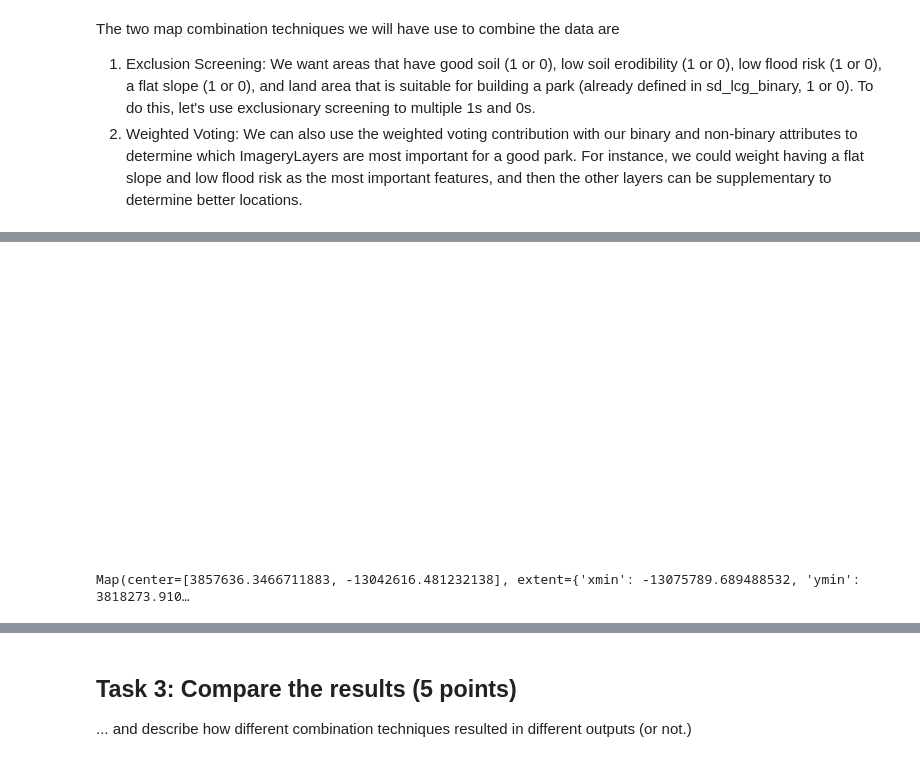
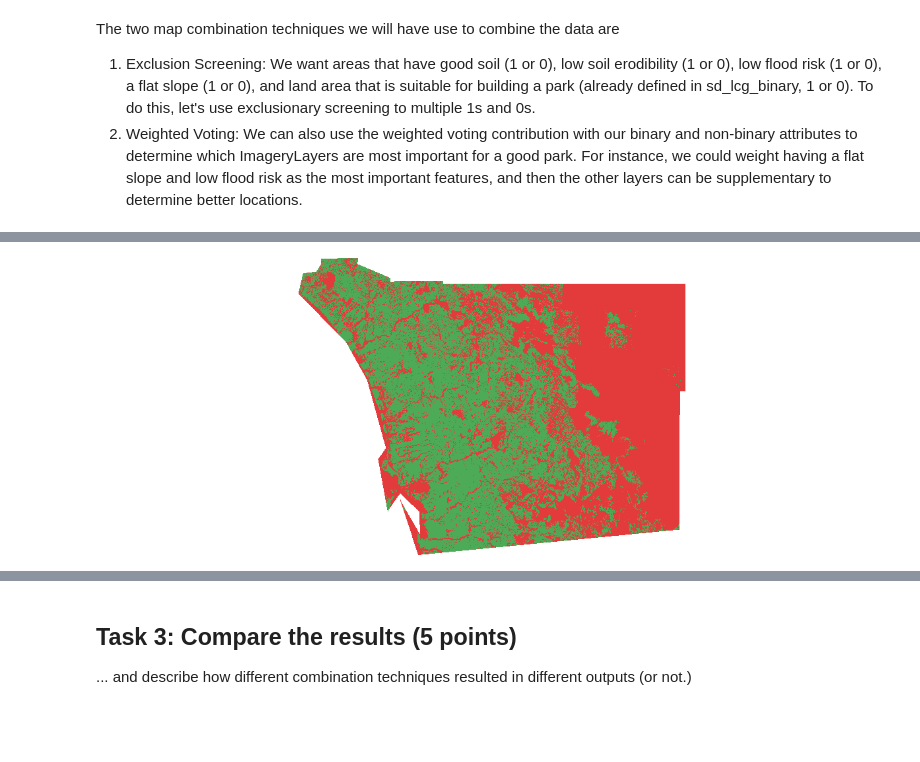
Before and after one commit to kev374k/dsc170_mp4, a Jupyter notebook: MP4.ipynb, the cells around one changed output, grey strips where cells are left out. Drawn from its saved outputs; the diff is of its cells as text; code cells hidden in the pictures; blank space fills up the shorter version.

```diff
--- a/MP4.ipynb
+++ b/MP4.ipynb
@@ -336,14 +334,14 @@ from arcgis.raster.functions import extract_band
 # %%
 # Generate a composite raster layer for your first map combination technique
 # land cover gap (1 is usable land, 0 is non-usable land)
-lcg_band = extract_band(sd_lcg_binary, [0])
+lcg_band = extract_band(sd_lcg_norm, [0])
 # slope (1 is flat land, 0 is steep land)
 slope_binary_band = extract_band(slope_binary, [0])
-# errosion (1 is non-erroded land)
-er_binary_band = extract_band(er_binary, [0])
+# errosion (1 is non-erroded land)b_c
+er_binary_band = er_binary_filled
 # flood hazards (1 is low risk land, 0 is risky land)
 fh_band = extract_band(sd_fh_normalized, [0])
 # soil erodibility (1 is land w/low erodibility, 0 has higher chance of errosion)
-soil_b_band = extract_band(soil_binary, [0])
+soil_b_band = soil_binary_filled
 # %%
 result1 = raster_calculator(
@@ -394,10 +354,30 @@ result1.raster_info
-# %%
-result1
-# %% [output]
-[figure, removed]
-# %%
-map7 = gis.map("San Diego, CA")
-map7.content.add(result1)
-map7
-# %% [output]
-Map(center=[3857636.3466711883, -13042616.481232138], extent={'xmin': -13075789.689488532, 'ymin': 3818273.910…
+# %%
+
+res_out1 = arithmetic(
+    soil_binary_filled,
+    lcg_band,
+    extent_type="IntersectionOf",
+    operation_type=3,
+)
+res_out2 = arithmetic(
+    res_out1,
+    slope_binary_band,
+    extent_type="IntersectionOf",
+    operation_type=3,
+)
+res_out3 = arithmetic(
+    res_out2,
+    fh_band,
+    extent_type="IntersectionOf",
+    operation_type=3,
+)
+res_out4 = arithmetic(
+    res_out3,
+    er_binary_band,
+    extent_type="IntersectionOf",
+    operation_type=3,
+)
+# %%
+colormap(res_out1, colormap=clrmap2)
+# %% [output]
+[figure, added]
```
Also changed, not shown: parts of 17 cells of this notebook.
